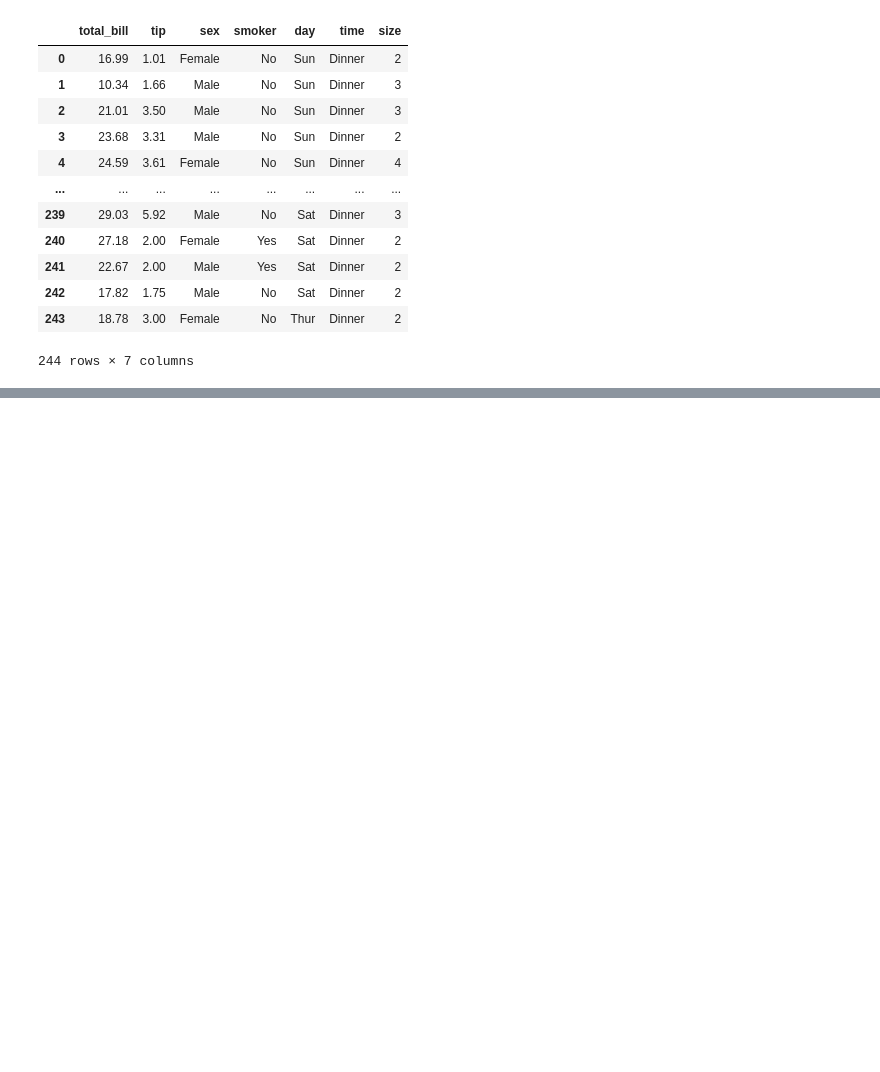
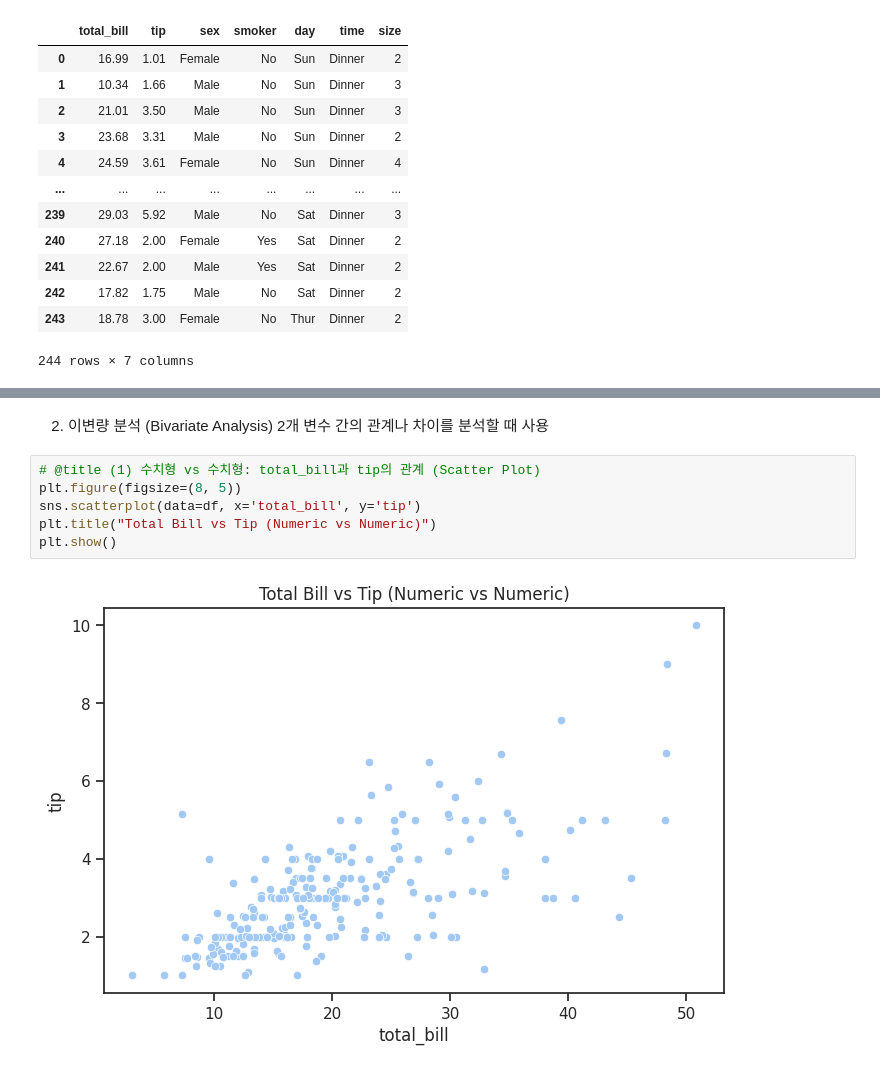
Before and after one commit to ancestor9/2026_Fall_Application-Deployment, a Jupyter notebook: Tasks/20261002.ipynb, the cells around one changed output, grey strips where cells are left out. Saved outputs shown, nothing was run; the diff lists cells and outputs as text; blank space fills up the shorter version.

```diff
--- a/Tasks/20261002.ipynb
+++ b/Tasks/20261002.ipynb
@@ -64,0 +90,11 @@ id(tips)
+# %% [markdown]
+2. 이변량 분석 (Bivariate Analysis)
+2개 변수 간의 관계나 차이를 분석할 때 사용
+# %%
+# @title (1) 수치형 vs 수치형: total_bill과 tip의 관계 (Scatter Plot)
+plt.figure(figsize=(8, 5))
+sns.scatterplot(data=df, x='total_bill', y='tip')
+plt.title("Total Bill vs Tip (Numeric vs Numeric)")
+plt.show()
+# %% [output]
+[figure, added]
```
Also changed, not shown: parts of 39 cells of this notebook.
